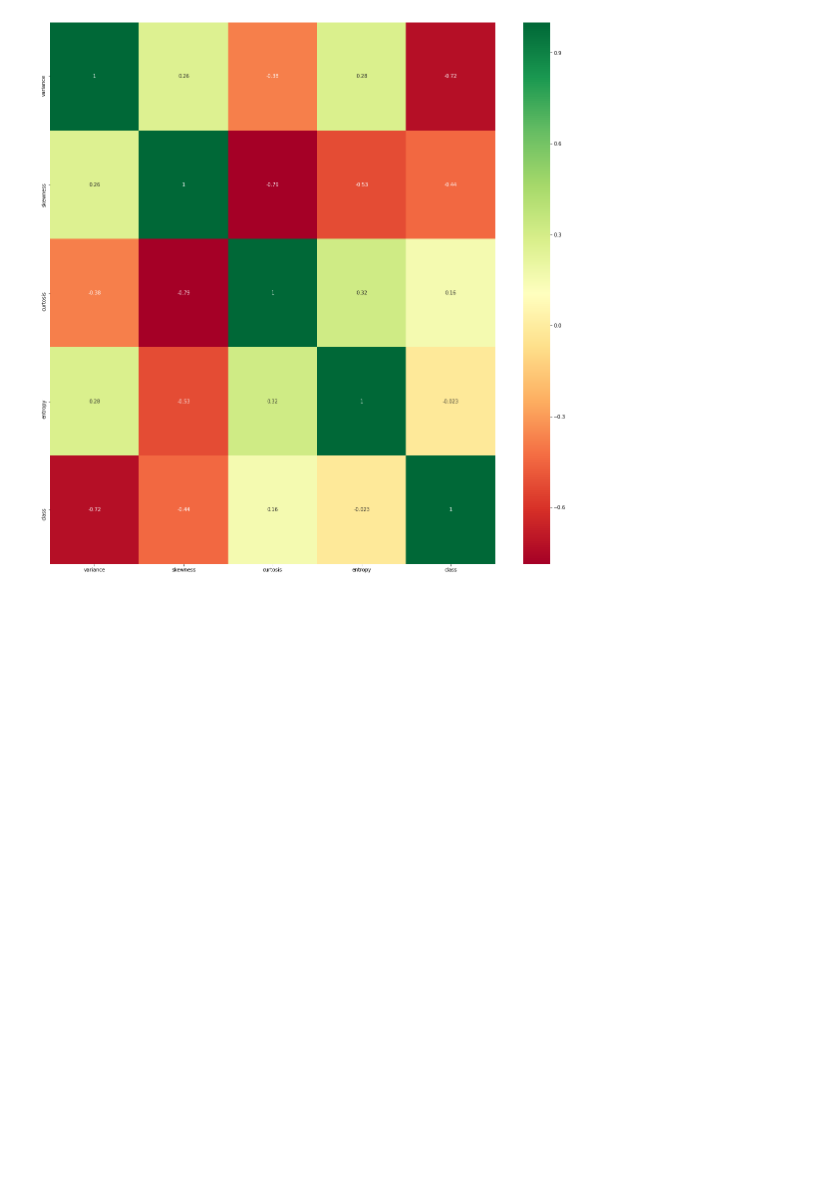
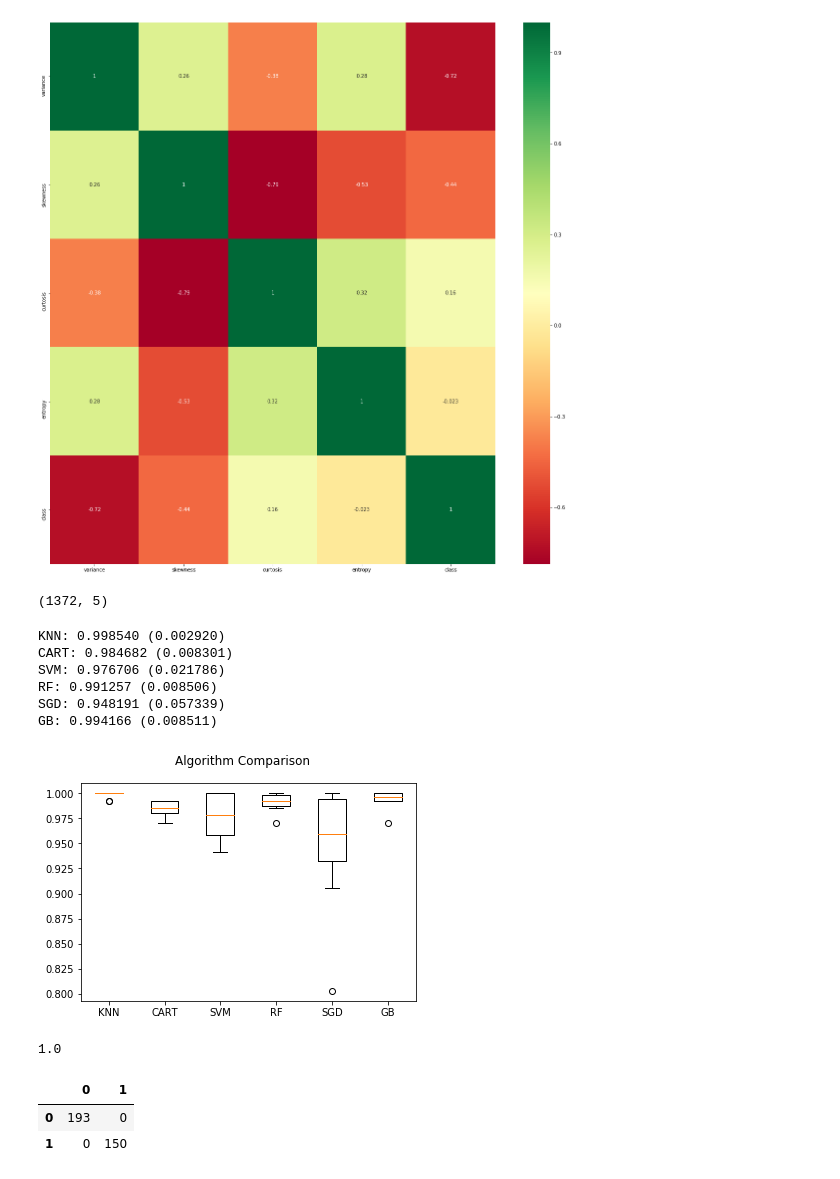
Before and after one commit to edimaudo/Python-projects, a Jupyter notebook: portfolio/bank_note/bank_note.ipynb, the cells around one changed output. Drawn from its saved outputs; the diff is of its cells as text; code cells hidden in the pictures; blank space fills up the shorter version.

```diff
--- a/portfolio/bank_note/bank_note.ipynb
+++ b/portfolio/bank_note/bank_note.ipynb
@@ -72,7 +72,10 @@ scaled_df = scaler.fit_transform(to_scale_df)
 scaled_df = pd.DataFrame(scaled_df, columns=['variance','skewness','curtosis','entropy'])
 # %%
 scaled_df.reset_index(drop=True, inplace=True)
+df['class'].reset_index(drop=True, inplace=True)
 # %%
 #combine data
-df_new = pd.concat([scaled_df, df_cat2,df['histology']], axis=1)
+df_new = pd.concat([scaled_df,df['class']], axis=1)
 df_new.shape
+# %% [output]
+(1372, 5)
@@ -78,0 +88,71 @@ df_new.shape
+# %%
+#design model
+import warnings
+warnings.simplefilter(action='ignore', category=FutureWarning)
+from sklearn import model_selection
+from sklearn.tree import DecisionTreeClassifier
+from sklearn.neighbors import KNeighborsClassifier
+from sklearn.svm import SVC
+from sklearn.linear_model import SGDClassifier
+from sklearn.ensemble import GradientBoostingClassifier
+#perform classification
+array = df_new.values
+X = array[:,0:4]
+Y = array[:,4]
+# prepare configuration for cross validation test harness
+seed = 7
+# prepare models
+models = []
+models.append(('KNN', KNeighborsClassifier()))
+models.append(('CART', DecisionTreeClassifier()))
+models.append(('SVM', SVC()))
+models.append(('RF', RandomForestClassifier()))
+models.append(('SGD', SGDClassifier()))
+models.append(('GB', GradientBoostingClassifier()))
+# evaluate each model in turn
+results = []
+names = []
+scoring = 'accuracy'
+for name, model in models:
+    kfold = model_selection.KFold(n_splits=10, random_state=seed)
+    cv_results = model_selection.cross_val_score(model, X, Y, cv=kfold, scoring=scoring)
+    results.append(cv_results)
+    names.append(name)
+    msg = "%s: %f (%f)" % (name, cv_results.mean(), cv_results.std())
+    print(msg)
+# boxplot algorithm comparison
+fig = plt.figure()
+fig.suptitle('Algorithm Comparison')
+ax = fig.add_subplot(111)
+plt.boxplot(results)
+ax.set_xticklabels(names)
+plt.show()
+# %% [output]
+KNN: 0.998540 (0.002920)
+CART: 0.984682 (0.008301)
+SVM: 0.976706 (0.021786)
+RF: 0.991257 (0.008506)
+SGD: 0.948191 (0.057339)
+GB: 0.994166 (0.008511)
+[figure, added]
+# %%
+model = KNeighborsClassifier()
+model.fit(X_train, y_train)
+
+y_predict = model.predict(X_test)
+
+from sklearn.metrics import accuracy_score
+accuracy_score(y_test, y_predict)
+# %% [output]
+1.0
+# %%
+#perform confusion matrix
+pd.DataFrame(
+    confusion_matrix(y_test, y_predict),
+    columns=["0", "1"],
+    index=["0", "1"]
+)
+# %% [output]
+|  | 0 | 1 |
+| 0 | 193 | 0 |
+| 1 | 0 | 150 |
```
Also changed, not shown: parts of 1 cell of this notebook.
